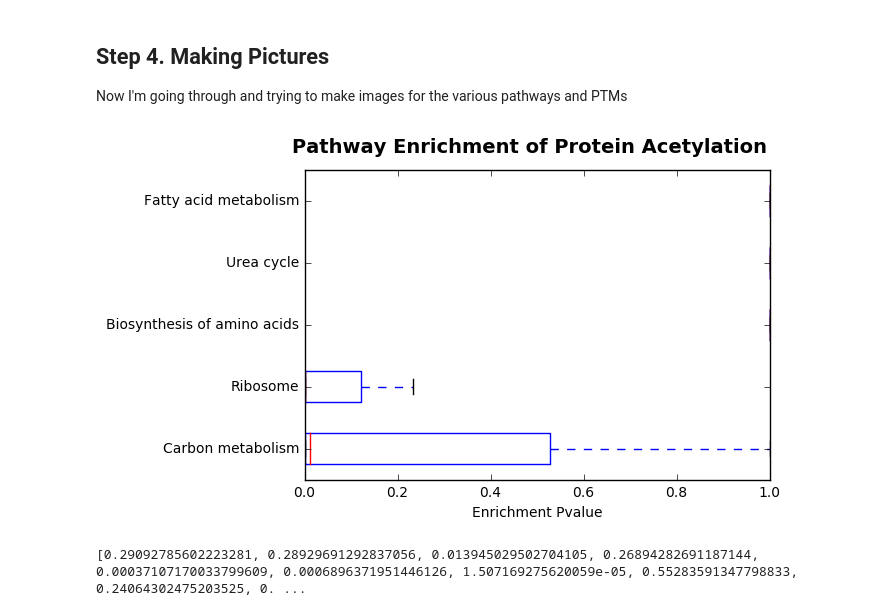
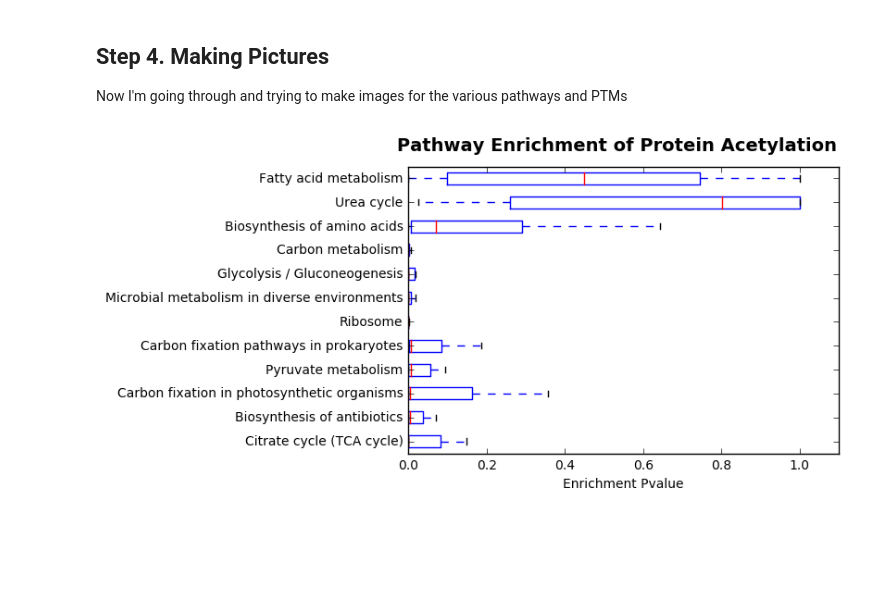
Before and after one commit to samuelpayne/PTMPathwayEnrichment, a Jupyter notebook: MakingThePTMPathwayEnrichmentFigure.ipynb, the cells around one changed output. Saved outputs shown, nothing was run; the diff lists cells and outputs as text; code cells hidden in the pictures; blank space fills up the shorter version.

Commit message:
new file added, code pulled out of notebook
put in Enrichment.py to move code around. working towards a cleaner
document

```diff
--- a/MakingThePTMPathwayEnrichmentFigure.ipynb
+++ b/MakingThePTMPathwayEnrichmentFigure.ipynb
@@ -93,5 +106,6 @@ class PathwayEnrichment:
 # %%
-import scipy.stats as stats
+#NEW ONE
+import Enrichment # has an object with simple functionality to hold the enrichment values
 
 PathwayEnrichmentScores = {} # key = pathway, value = PathwayEnrichmentObject
 n_trials = len(K_Parser.KOsInAPathway) # for each organism, I will be testing the enrichment for n pathways
@@ -103,10 +117,8 @@ for OrganismName in Parser.OrganismObjectsDictionary:
     OrganismObject = Parser.OrganismObjectsDictionary[OrganismName]
     ModifiedProteinListAsAccessions = OrganismObject.GetModifiedProteinList()
     ModifiedProteinListAsKO = K_Parser.ConvertListOfAccessionsToKOs(ModifiedProteinListAsAccessions)
-    num_M = len(ModifiedProteinListAsKO)
     NotModifiedProteinListAsAccessions = OrganismObject.GetNotModifiedProteins()
     NotModifiedProteinListAsKO = K_Parser.ConvertListOfAccessionsToKOs(NotModifiedProteinListAsAccessions)
-    num_N = len(NotModifiedProteinListAsKO)
     ObservedProteinsAsAccessions = OrganismObject.Proteins.keys() #get all observed proteins
     ObservedProteinsAsKO = K_Parser.ConvertListOfAccessionsToKOs(ObservedProteinsAsAccessions)
 
@@ -119,27 +131,15 @@ for OrganismName in Parser.OrganismObjectsDictionary:
     #Rolling through all the pathways, because there are lots
     for Pathway in K_Parser.KOsInAPathway:
         if not Pathway in PathwayEnrichmentScores:
-            PathwayEnrichmentScores[Pathway] = PathwayEnrichment(Pathway)
+            PathwayEnrichmentScores[Pathway] = Enrichment.PathwayEnrichment(Pathway)
 
         KOsInPathway = K_Parser.KOsInAPathway[Pathway]
         #it's necessary to limit the list of KO identifiers in a specific pathway
         #to only those that are observed in mass spectrometry data, otherwise
         #we can end up with a negative number in Q4.
         ObservedKOsInPathway = intersect(ObservedProteinsAsKO, KOsInPathway)
-        Intersection = intersect(ObservedKOsInPathway, ModifiedProteinListAsKO)
-        num_X = len(Intersection)
-        num_P = len(ObservedKOsInPathway)
-        Q1 = num_X
-        Q2 = num_M - num_X
-        Q3 = num_P - num_X
-        Q4 = num_N-(num_P-num_X)
-        #print(num_X, num_M, num_N, num_P)
-        oddsratio, pvalue = stats.fisher_exact([[Q1,Q2], [Q3,Q4]], alternative="greater")
-        ## Multiple testing correction - using a simple Bonferroni correction
-        correctedPValue = pvalue * n_trials
-        if correctedPValue > 1:
-            correctedPValue = 1.0
-        PathwayEnrichmentScores[Pathway].AddValue(OrganismName, correctedPValue)
+        pvalue = ComputeFishersExact(ModifiedProteinListAsKO, NotModifiedProteinListAsKO, ObservedKOsInPathway)
+        PathwayEnrichmentScores[Pathway].AddValue(OrganismName, pvalue)
 # %% [markdown]
 ## Step 4. Making Pictures
 Now I'm going through and trying to make images for the various pathways and PTMs
@@ -154,7 +154,7 @@ DataForBoxPlot = [] #going to be a multidimensional array, appended over time
 
 for Pathway in K_Parser.KOsInAPathway: # this loops through the keys, which is the name of the pathways
     MedianValue = PathwayEnrichmentScores[Pathway].GetMedian()
-    if MedianValue < 0.05:
+    if MedianValue < 0.01:
         ListOfGoodPathways.append(Pathway)
         #lots of organisms got a good score here. let's print it out
         #if Pathway in ("map01200", "map03010"):
@@ -177,39 +177,32 @@ for Pathway in ListOfGoodPathways:
 DataForBoxPlot.append( PathwayEnrichmentScores['map01230'].GetEnrichmentList())
 PlotLabels.append(K_Parser.PathwayDescriptions['map01230'])
 #map00220, Arginine biosynthesis - for the urea cycle cited prominently in http://science.sciencemag.org/content/327/5968/1000.full
 #however just to be perfectly sure, I made my own KO listing and called it shp00001
 #this custom pathway includes only the proteins listed in figure 1F of the science paper.
 DataForBoxPlot.append( PathwayEnrichmentScores['shp00001'].GetEnrichmentList())
 PlotLabels.append(K_Parser.PathwayDescriptions['shp00001'])
 #map01212, Fatty acid metabolism, also in the science paper
 DataForBoxPlot.append( PathwayEnrichmentScores['map01212'].GetEnrichmentList())
 PlotLabels.append(K_Parser.PathwayDescriptions['map01212'])
 
 
 fig = plt.figure()
 fig.suptitle('Pathway Enrichment of Protein Acetylation', fontsize=14, fontweight='bold')
 
 ax = fig.add_subplot(111)
 ax.set_xlabel('Enrichment Pvalue')
 
 #I rather dislike the ability to assign a variable within a function call. It looks awful to me
 #but apparently there are so many operaters that one can EITHER do by order or through assignment
 #this is real herasy, and horrible coding. But that is the way that matplotlib (and R) works.
 #until they FIX that, I'll be doing the  assignment route, because there is real potential
 # for confusion.
 #notch=0 ==> regualr boxes, not notched boxes
 #sym='' ==> don't use any symbol to display outliers, could use 'rs' or 'b+' (works with showFliers)
 #--- see http://matplotlib.org/api/axes_api.html for all the shorthand of what could be used
 #vert=0 ==> a horizontal display, not vertical
+plt.xlim([0,1.1]) # to get all the things exactly at 1.0
 plt.boxplot(DataForBoxPlot, notch=0, showfliers=0, vert=0, labels=PlotLabels)
 plt.show()
 # %% [output]
-[figure, old version]
+[figure, new version]
-# %%
-#for key in K_Parser.KOsInAPathway.keys():
-#    print("%s, %s"%(key, K_Parser.PathwayDescriptions[key]))
-
-#  map01230, Biosynthesis of amino acids
-print (PathwayEnrichmentScores['map01230'].GetEnrichmentList())
-# %% [output]
-[0.29092785602223281, 0.28929691292837056, 0.013945029502704105, 0.26894282691187144, 0.00037107170033799609, 0.0006896371951446126, 1.507169275620059e-05, 0.55283591347798833, 0.24064302475203525, 0. ...
```
Also changed, not shown: parts of 2 cells of this notebook, 1 other file.
